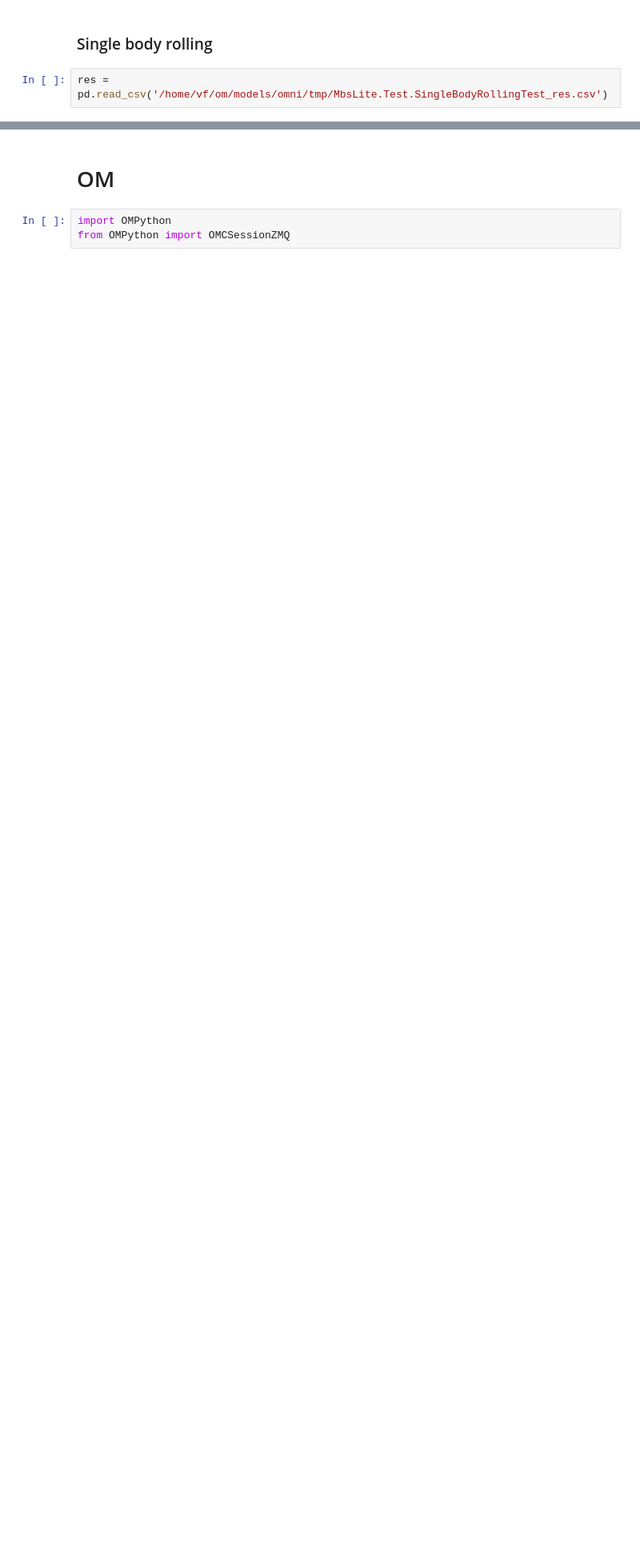
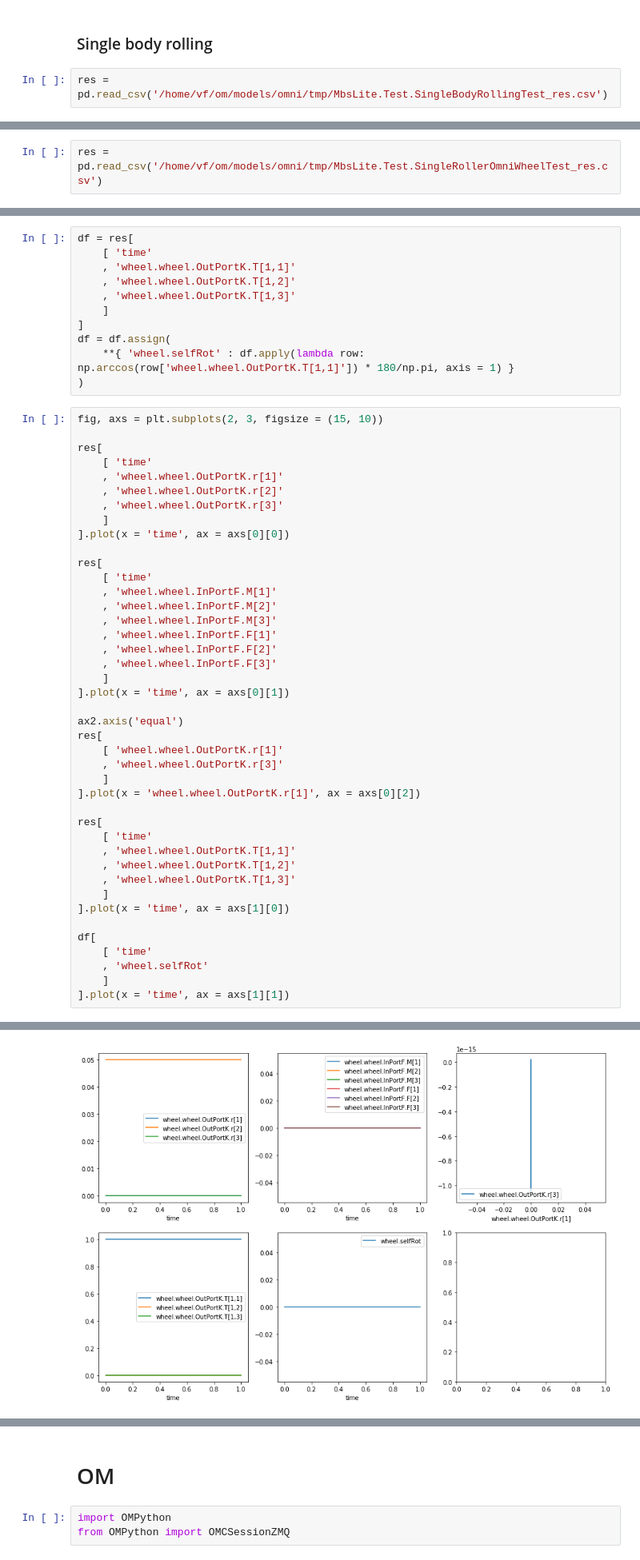
Before and after one commit to admech/mbs, a Jupyter notebook: omni/py.ipynb, the cells around one changed output, grey strips where cells are left out. Shown at 80% size. Drawn from its saved outputs; the diff is of its cells as text; blank space fills up the shorter version.

Commit message:
[WHEEL] Single-roller wheel can stand up

```diff
--- a/omni/py.ipynb
+++ b/omni/py.ipynb
@@ -50,0 +56,2 @@ res[
+# %%
+res = pd.read_csv('/home/vf/om/models/omni/tmp/MbsLite.Test.SingleRollerOmniWheelTest_res.csv')
@@ -50,0 +62,54 @@ res[
+# %%
+df = res[
+    [ 'time'
+    , 'wheel.wheel.OutPortK.T[1,1]'
+    , 'wheel.wheel.OutPortK.T[1,2]'
+    , 'wheel.wheel.OutPortK.T[1,3]'
+    ]
+]
+df = df.assign(
+    **{ 'wheel.selfRot' : df.apply(lambda row: np.arccos(row['wheel.wheel.OutPortK.T[1,1]']) * 180/np.pi, axis = 1) }
+)
+# %%
+fig, axs = plt.subplots(2, 3, figsize = (15, 10))
+
+res[
+    [ 'time'
+    , 'wheel.wheel.OutPortK.r[1]'
+    , 'wheel.wheel.OutPortK.r[2]'
+    , 'wheel.wheel.OutPortK.r[3]'
+    ]
+].plot(x = 'time', ax = axs[0][0])
+
+res[
+    [ 'time'
+    , 'wheel.wheel.InPortF.M[1]'
+    , 'wheel.wheel.InPortF.M[2]'
+    , 'wheel.wheel.InPortF.M[3]'
+    , 'wheel.wheel.InPortF.F[1]'
+    , 'wheel.wheel.InPortF.F[2]'
+    , 'wheel.wheel.InPortF.F[3]'
+    ]
+].plot(x = 'time', ax = axs[0][1])
+
+ax2.axis('equal')
+res[
+    [ 'wheel.wheel.OutPortK.r[1]'
+    , 'wheel.wheel.OutPortK.r[3]'
+    ]
+].plot(x = 'wheel.wheel.OutPortK.r[1]', ax = axs[0][2])
+
+res[
+    [ 'time'
+    , 'wheel.wheel.OutPortK.T[1,1]'
+    , 'wheel.wheel.OutPortK.T[1,2]'
+    , 'wheel.wheel.OutPortK.T[1,3]'
+    ]
+].plot(x = 'time', ax = axs[1][0])
+
+df[
+    [ 'time'
+    , 'wheel.selfRot'
+    ]
+].plot(x = 'time', ax = axs[1][1])
+# %% [output]
@@ -50,0 +117 @@ res[
+[figure, added]
```
Also changed, not shown: parts of 9 cells of this notebook, 9 other files.
